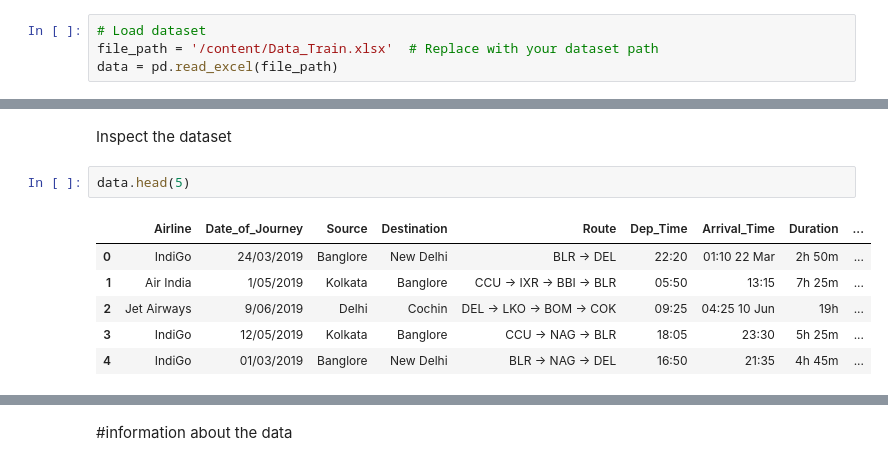
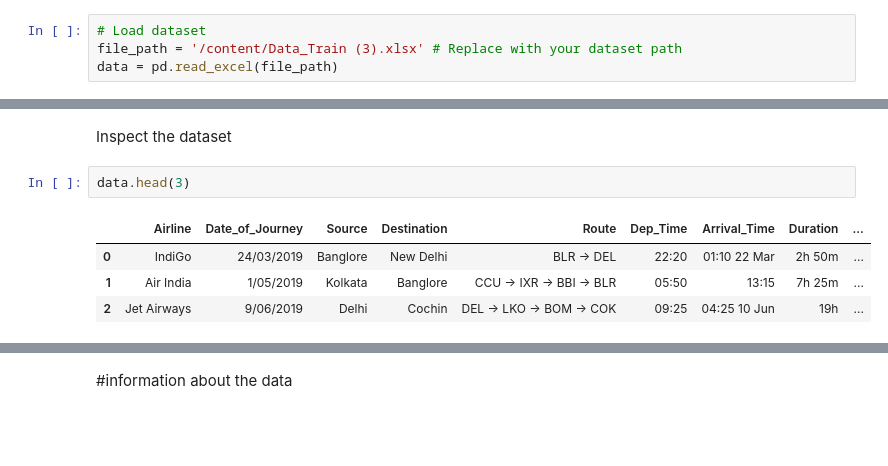
Before and after one commit to Uppala19/Airline-fare-Prediction, a Jupyter notebook: final_project_msc.ipynb, the cells around one changed output, grey strips where cells are left out. Cells and saved outputs as stored; diff of their text form; blank space fills up the shorter version.

```diff
--- a/final_project_msc.ipynb
+++ b/final_project_msc.ipynb
@@ -12,7 +12,7 @@ import time
 Load and Explore the Dataset
 # %%
 # Load dataset
-file_path = '/content/Data_Train.xlsx'  # Replace with your dataset path
+file_path = '/content/Data_Train (3).xlsx' # Replace with your dataset path
 data = pd.read_excel(file_path)
 # %% [markdown]
 Size of data set
@@ -23,12 +23,10 @@ data.shape
 # %% [markdown]
 Inspect the dataset
 # %%
-data.head(5)
+data.head(3)
 # %% [output]
 |  | Airline | Date_of_Journey | Source | Destination | Route | Dep_Time | Arrival_Time | Duration | ... |
 | 0 | IndiGo | 24/03/2019 | Banglore | New Delhi | BLR → DEL | 22:20 | 01:10 22 Mar | 2h 50m | ... |
 | 1 | Air India | 1/05/2019 | Kolkata | Banglore | CCU → IXR → BBI → BLR | 05:50 | 13:15 | 7h 25m | ... |
 | 2 | Jet Airways | 9/06/2019 | Delhi | Cochin | DEL → LKO → BOM → COK | 09:25 | 04:25 10 Jun | 19h | ... |
-| 3 | IndiGo | 12/05/2019 | Kolkata | Banglore | CCU → NAG → BLR | 18:05 | 23:30 | 5h 25m | ... |
-| 4 | IndiGo | 01/03/2019 | Banglore | New Delhi | BLR → NAG → DEL | 16:50 | 21:35 | 4h 45m | ... |
 # %%
```
Also changed, not shown: parts of 124 cells of this notebook.
